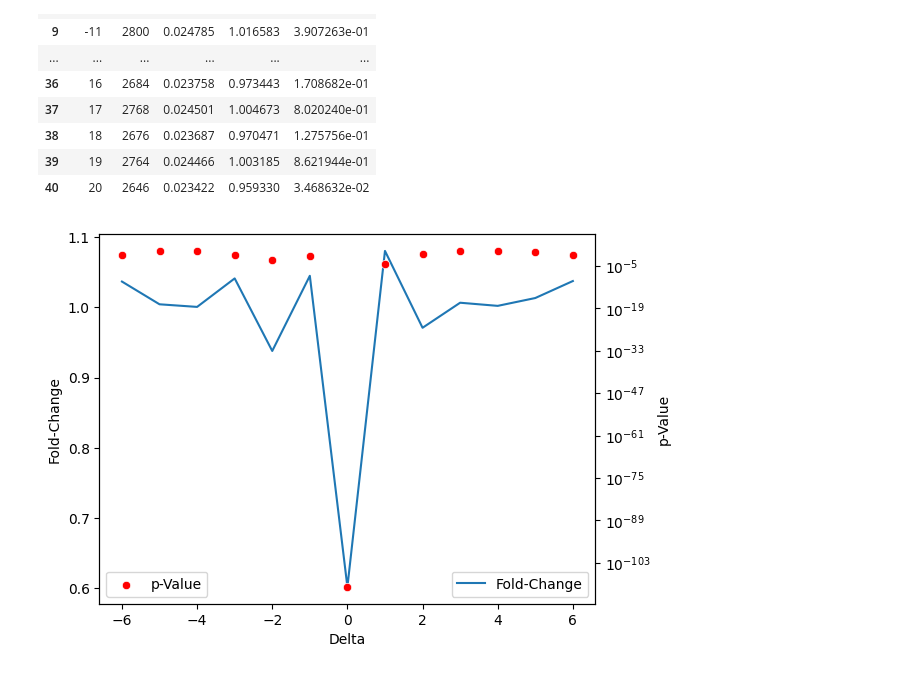
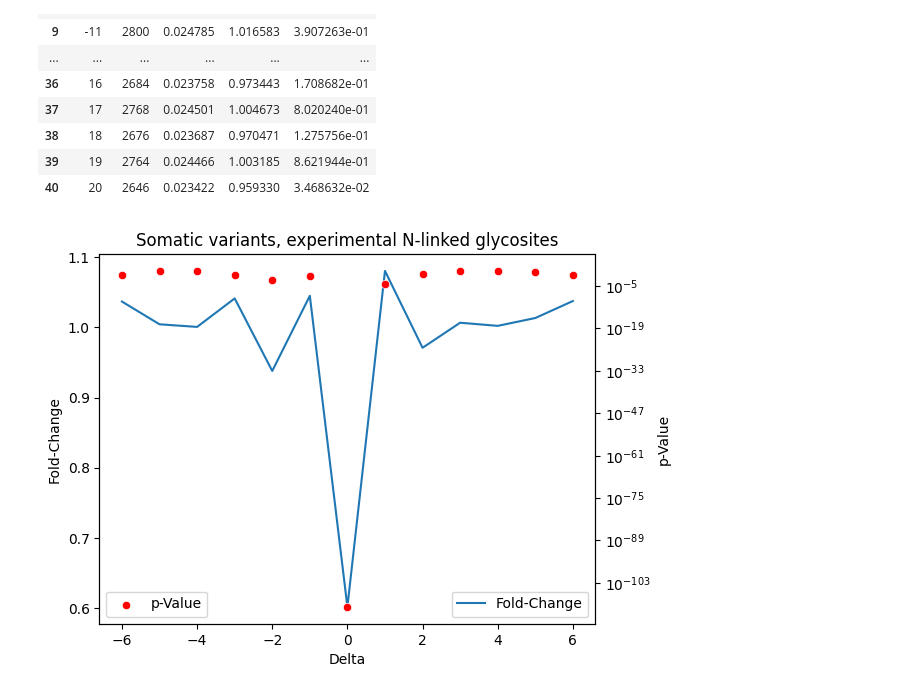
Before and after one commit to edwardsnj/glygen-colab-notebooks, a Jupyter notebook: variants/main1.ipynb, the cells around one changed output. Saved outputs shown, nothing was run; the diff lists cells and outputs as text; code cells hidden in the pictures.

```diff
--- a/variants/main1.ipynb
+++ b/variants/main1.ipynb
@@ -286,21 +286,22 @@ delta_counts
 # %%
 import matplotlib.pyplot as plt
 import seaborn as sns
 
 df = delta_counts[delta_counts['delta'].abs()<=6].set_index('delta')
 df.sort_index(inplace=True)
 
 fig, ax1 = plt.subplots()
 ax2 = ax1.twinx()
 ax2.set_yscale('log')
 
 sns.lineplot(df["fc"],ax=ax1,label="Fold-Change")
 sns.scatterplot(df["pvalue"],ax=ax2,color='red',label="p-Value")
 ax1.set_xlabel("Delta")
 ax1.set_ylabel("Fold-Change")
 ax2.set_ylabel("p-Value")
 ax1.legend(loc='lower right')
 ax2.legend(loc='lower left')
+ax1.set_title(f"{VARTYPE.title()} variants, {SITETYPE} {GLYCOTYPE} glycosites")
 plt.show()
 # %% [output]
-[figure, old version]
+[figure, new version]
```
